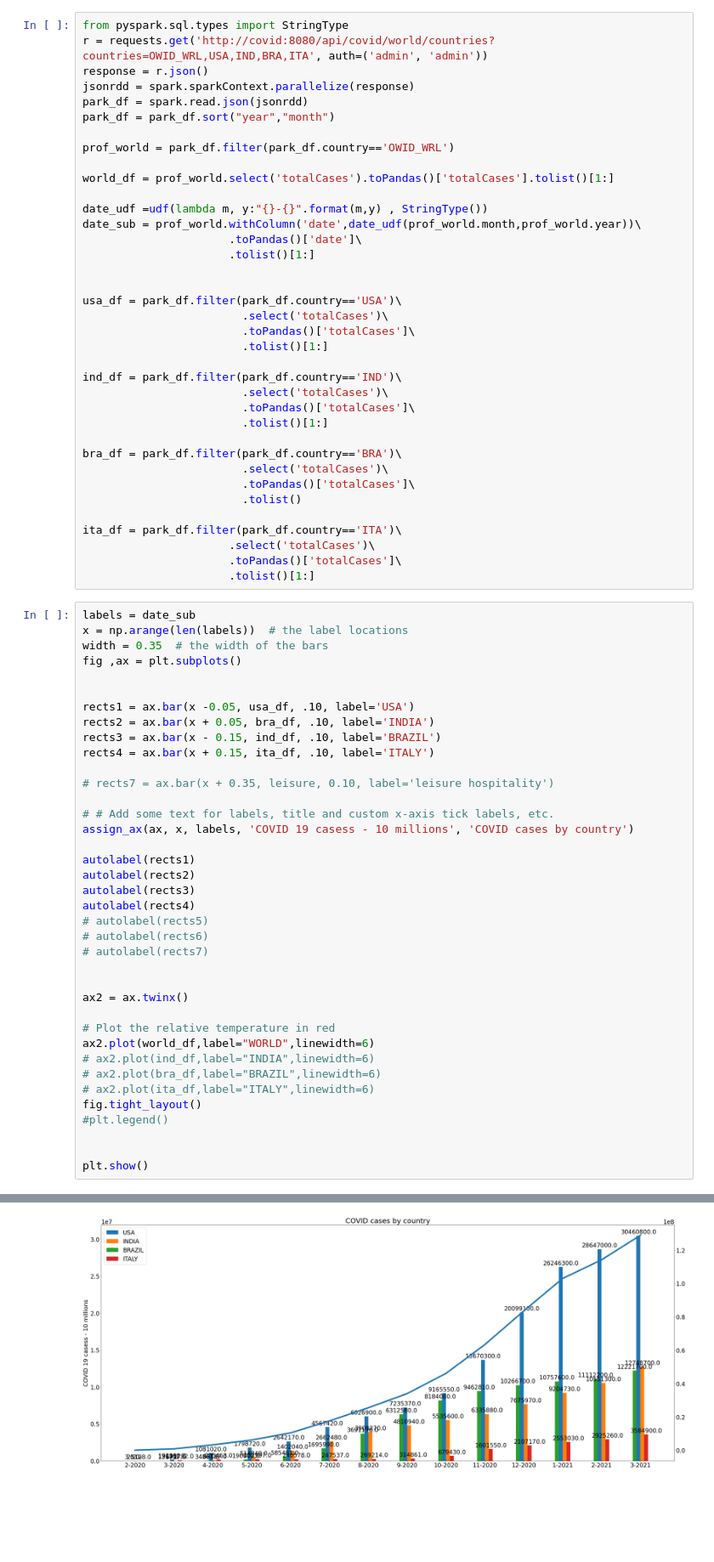
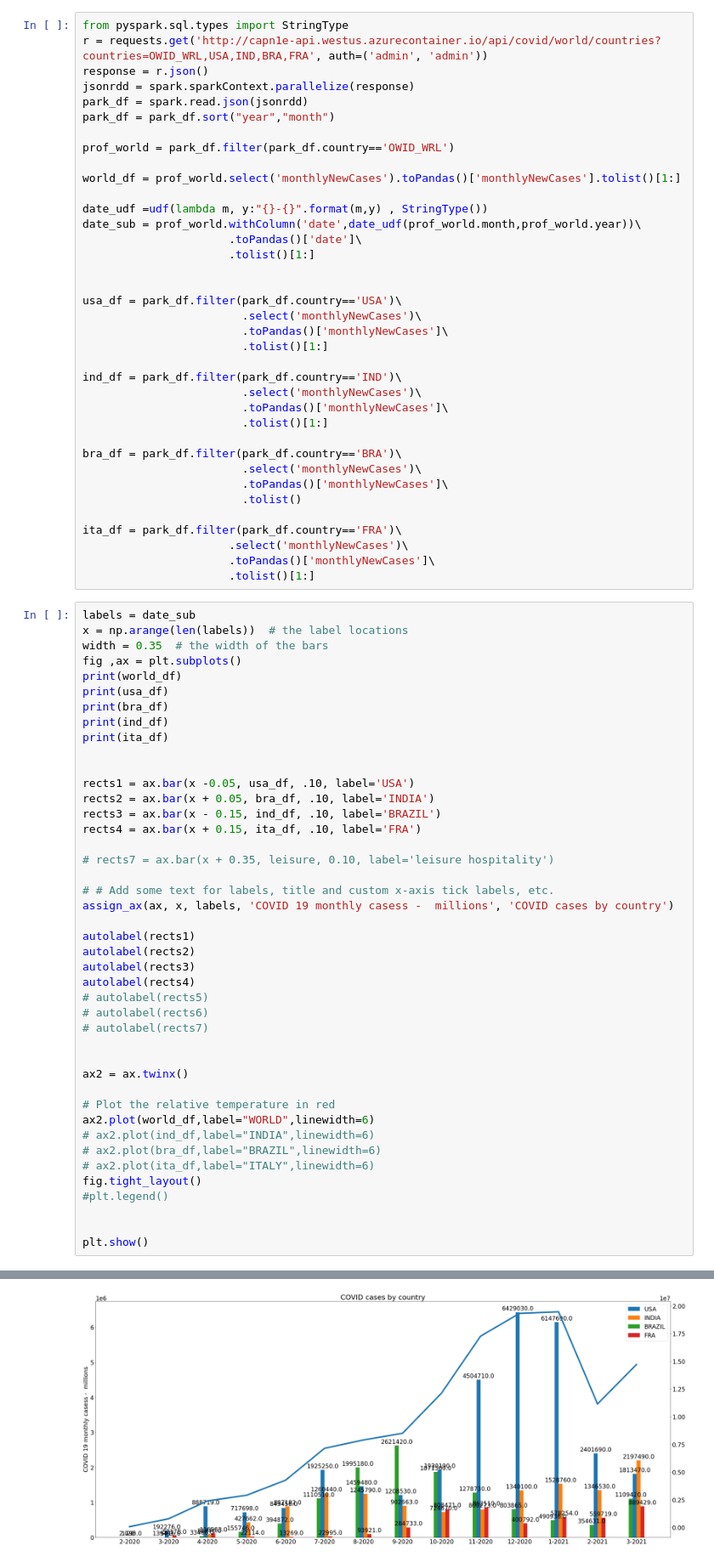
Before and after one commit to Swapnay/capstone, a Jupyter notebook: notebooks/capstone_final.ipynb, the cells around one changed output, grey strips where cells are left out. Shown at 85% size. Saved outputs shown, nothing was run; the diff lists cells and outputs as text; blank space fills up the shorter version.

```diff
--- a/notebooks/capstone_final.ipynb
+++ b/notebooks/capstone_final.ipynb
@@ -205,6 +205,6 @@ plt.show()
 # %%
 from pyspark.sql.types import StringType
-r = requests.get('http://covid:8080/api/covid/world/countries?countries=OWID_WRL,USA,IND,BRA,ITA', auth=('admin', 'admin'))
+r = requests.get('http://capn1e-api.westus.azurecontainer.io/api/covid/world/countries?countries=OWID_WRL,USA,IND,BRA,FRA', auth=('admin', 'admin'))
 response = r.json()
 jsonrdd = spark.sparkContext.parallelize(response)
 park_df = spark.read.json(jsonrdd)
@@ -212,7 +212,7 @@ park_df = park_df.sort("year","month")
 
 prof_world = park_df.filter(park_df.country=='OWID_WRL')
 
-world_df = prof_world.select('totalCases').toPandas()['totalCases'].tolist()[1:]
+world_df = prof_world.select('monthlyNewCases').toPandas()['monthlyNewCases'].tolist()[1:]
 
 date_udf =udf(lambda m, y:"{}-{}".format(m,y) , StringType())
 date_sub = prof_world.withColumn('date',date_udf(prof_world.month,prof_world.year))\
@@ -221,40 +221,45 @@ date_sub = prof_world.withColumn('date',date_udf(prof_world.month,prof_world.yea
 
 
 usa_df = park_df.filter(park_df.country=='USA')\
-                        .select('totalCases')\
-                        .toPandas()['totalCases']\
+                        .select('monthlyNewCases')\
+                        .toPandas()['monthlyNewCases']\
                         .tolist()[1:]
 
 ind_df = park_df.filter(park_df.country=='IND')\
-                        .select('totalCases')\
-                        .toPandas()['totalCases']\
+                        .select('monthlyNewCases')\
+                        .toPandas()['monthlyNewCases']\
                         .tolist()[1:]
 
 bra_df = park_df.filter(park_df.country=='BRA')\
-                        .select('totalCases')\
-                        .toPandas()['totalCases']\
+                        .select('monthlyNewCases')\
+                        .toPandas()['monthlyNewCases']\
                         .tolist()
 
-ita_df = park_df.filter(park_df.country=='ITA')\
-                      .select('totalCases')\
-                      .toPandas()['totalCases']\
+ita_df = park_df.filter(park_df.country=='FRA')\
+                      .select('monthlyNewCases')\
+                      .toPandas()['monthlyNewCases']\
                       .tolist()[1:]
 # %%
 labels = date_sub
 x = np.arange(len(labels))  # the label locations
 width = 0.35  # the width of the bars
 fig ,ax = plt.subplots()
+print(world_df)
+print(usa_df)
+print(bra_df)
+print(ind_df)
+print(ita_df)
 
 
 rects1 = ax.bar(x -0.05, usa_df, .10, label='USA')
 rects2 = ax.bar(x + 0.05, bra_df, .10, label='INDIA')
 rects3 = ax.bar(x - 0.15, ind_df, .10, label='BRAZIL')
-rects4 = ax.bar(x + 0.15, ita_df, .10, label='ITALY')
+rects4 = ax.bar(x + 0.15, ita_df, .10, label='FRA')
 
 # rects7 = ax.bar(x + 0.35, leisure, 0.10, label='leisure hospitality')
 
 # # Add some text for labels, title and custom x-axis tick labels, etc.
-assign_ax(ax, x, labels, 'COVID 19 casess - 10 millions', 'COVID cases by country')
+assign_ax(ax, x, labels, 'COVID 19 monthly casess -  millions', 'COVID cases by country')
 
 autolabel(rects1)
 autolabel(rects2)
@@ -281,4 +291,4 @@ plt.show()
-[figure, old version]
+[figure, new version]
 # %%
 from pyspark.sql.types import StringType
 import pyspark.sql.functions as F
```
Also changed, not shown: parts of 11 cells of this notebook.
